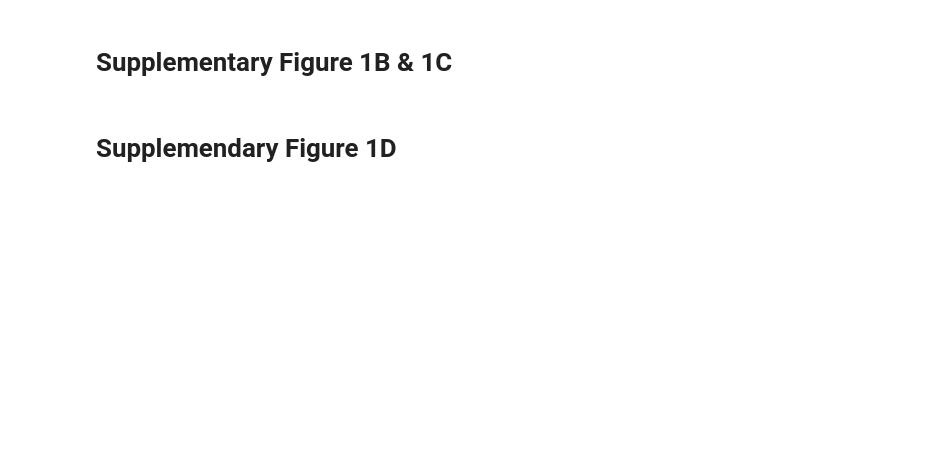
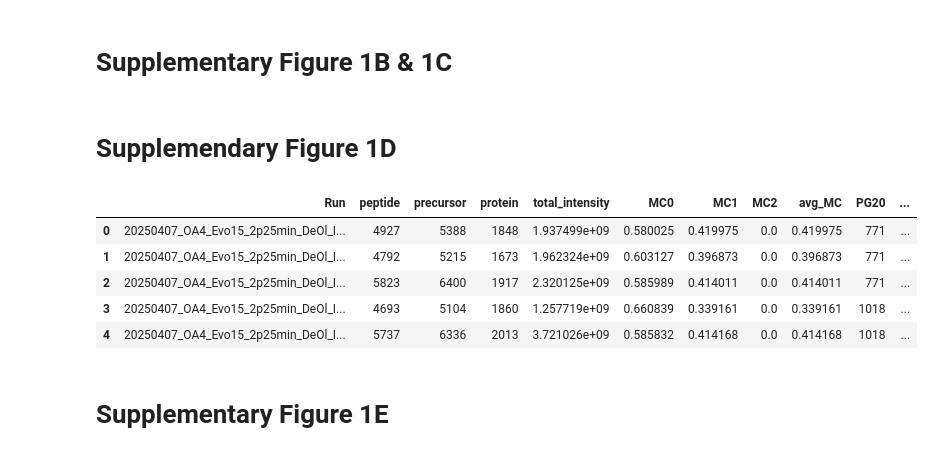
Before and after one commit to DenysOliinyk3007/SPEC-figures, a Jupyter notebook: SPEC_manuscript_Suppl_Figure1.ipynb, the cells around one changed output. Saved outputs shown, nothing was run; the diff lists cells and outputs as text; code cells hidden in the pictures; blank space fills up the shorter version.

```diff
--- a/SPEC_manuscript_Suppl_Figure1.ipynb
+++ b/SPEC_manuscript_Suppl_Figure1.ipynb
@@ -177,0 +209,33 @@ fig.write_image(r'D:\Projects\SPEC\figs_raw\Suppl_Figure1b.pdf', width = 1000, h
+# %%
+from collections import defaultdict
+
+# Group experiments by file
+experiments_by_file = defaultdict(list)
+for exp in experiment_dict:
+    experiments_by_file[exp['path']].append(exp)
+
+# Process
+agg_stat_df = []
+for path, experiments in experiments_by_file.items():
+    df_full = cf.load_parquet_cached(path)
+    df_full = df_full[df_full['PG.Q.Value'] < 0.01]
+
+    for experiment in experiments:
+        _df_agg = cf.process_experiment(
+            df_full,
+            experiment,
+            protease='trypsin',
+            max_missed_cleavages=2
+        )
+        agg_stat_df.append(_df_agg)
+
+df = pd.concat(agg_stat_df, ignore_index=True)
+# %%
+df.head()
+# %% [output]
+|  | Run | peptide | precursor | protein | total_intensity | MC0 | MC1 | MC2 | avg_MC | PG20 | ... |
+| 0 | 20250407_OA4_Evo15_2p25min_DeOl_I... | 4927 | 5388 | 1848 | 1.937499e+09 | 0.580025 | 0.419975 | 0.0 | 0.419975 | 771 | ... |
+| 1 | 20250407_OA4_Evo15_2p25min_DeOl_I... | 4792 | 5215 | 1673 | 1.962324e+09 | 0.603127 | 0.396873 | 0.0 | 0.396873 | 771 | ... |
+| 2 | 20250407_OA4_Evo15_2p25min_DeOl_I... | 5823 | 6400 | 1917 | 2.320125e+09 | 0.585989 | 0.414011 | 0.0 | 0.414011 | 771 | ... |
+| 3 | 20250407_OA4_Evo15_2p25min_DeOl_I... | 4693 | 5104 | 1860 | 1.257719e+09 | 0.660839 | 0.339161 | 0.0 | 0.339161 | 1018 | ... |
+| 4 | 20250407_OA4_Evo15_2p25min_DeOl_I... | 5737 | 6336 | 2013 | 3.721026e+09 | 0.585832 | 0.414168 | 0.0 | 0.414168 | 1018 | ... |
@@ -177,0 +317,2 @@ fig.write_image(r'D:\Projects\SPEC\figs_raw\Suppl_Figure1b.pdf', width = 1000, h
+# %% [markdown]
+# Supplementary Figure 1E
```
Also changed, not shown: parts of 62 cells of this notebook.
